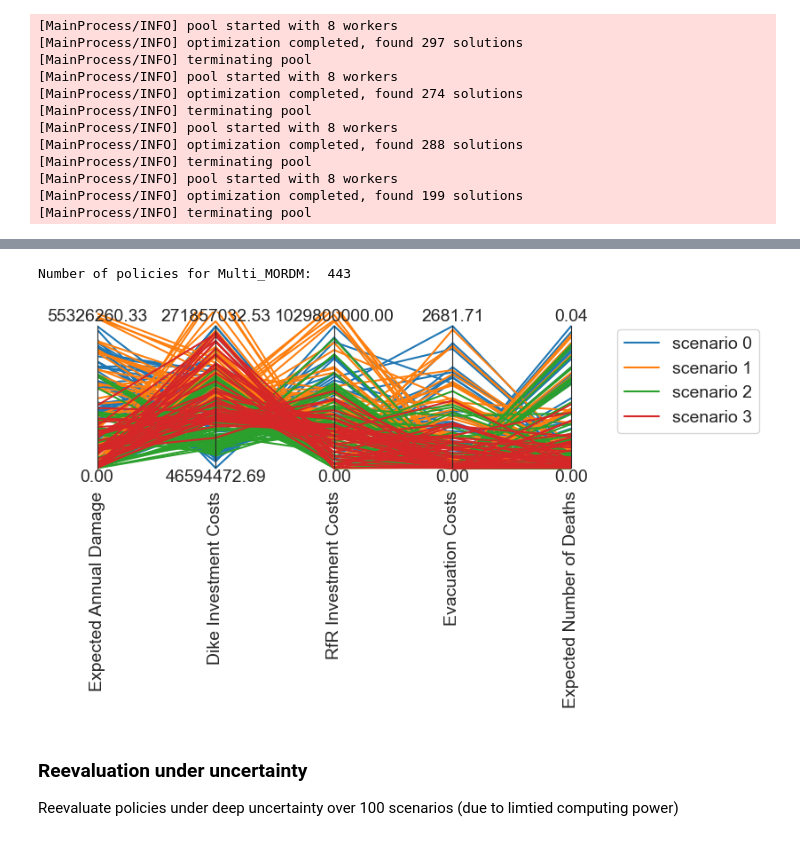
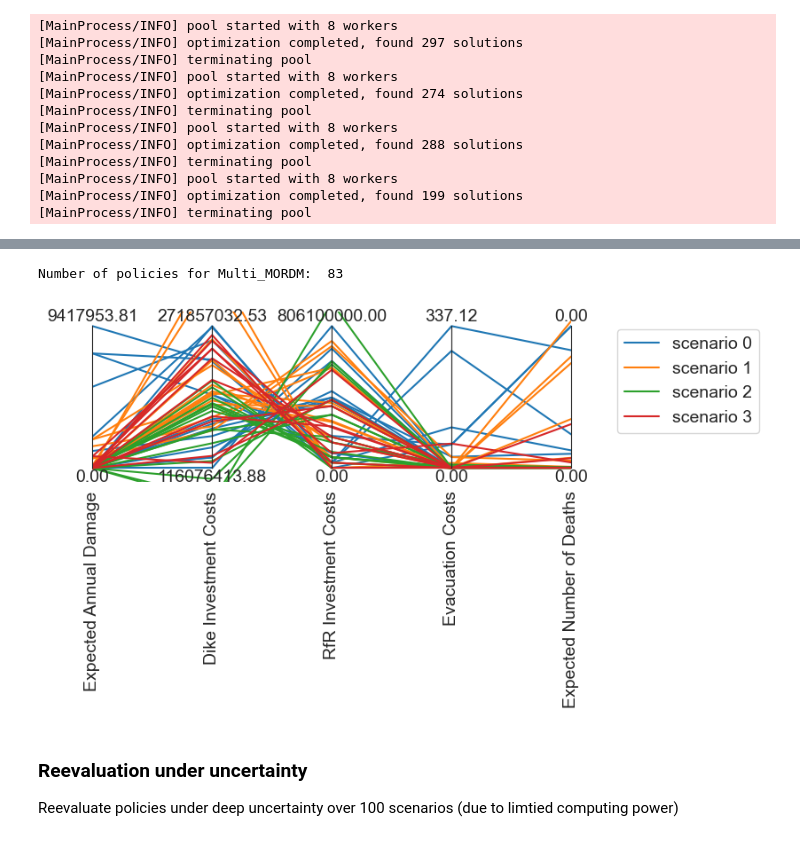
Before and after one commit to Tobiass48/epa141A_open, a Jupyter notebook: final assignment/IJssel_River_MORDM_Analysis.ipynb, the cells around one changed output, grey strips where cells are left out. Saved outputs shown, nothing was run; the diff lists cells and outputs as text; code cells hidden in the pictures.

```diff
--- a/final assignment/IJssel_River_MORDM_Analysis.ipynb
+++ b/final assignment/IJssel_River_MORDM_Analysis.ipynb
@@ -1230,12 +1230,16 @@ for i, (archive, convergence) in enumerate(results):
 [MainProcess/INFO] optimization completed, found 199 solutions
 [MainProcess/INFO] terminating pool
 # %%
+# Load your selected scenarios (from saved CSV if needed)
+selected_scenarios_df = pd.read_csv("selected_scenarios.csv")
+
+
 # Optional: Extract and filter policies based on performance
 policies = []
-for i in range(len(selected_scenario_objects)):
+for i in range(len(selected_scenarios_df)):
     archive = pd.read_csv(f'./results/MS-MORDM_0.25_10000_archive_scen{i}.csv', index_col=0)
 
-    # Subset of policies with better-than-median outcomes
+    # Subset of policies with better-than-median outcomes (changed this to quantile but up to u)
     sub = archive[
         (archive['Expected Number of Deaths'] < archive['Expected Number of Deaths'].quantile(0.10)) &
         (archive['Expected Annual Damage'] < archive['Expected Annual Damage'].quantile(0.10))
@@ -1254,38 +1274,38 @@ policies
 # %%
 print("Number of policies for Multi_MORDM: ",len(policies))
 # %% [output]
-Number of policies for Multi_MORDM:  443
+Number of policies for Multi_MORDM:  83
 # %%
 colors = iter(sns.color_palette())
 
 result = pd.read_csv('./results/MS-MORDM_0.25_10000_archive_scen'+str(0)+'.csv', header=[0], index_col=[0])
-result_subspace = result.loc[result['Expected Number of Deaths'] < result['Expected Number of Deaths'].median()]
+result_subspace = result.loc[result['Expected Number of Deaths'] < result['Expected Number of Deaths'].quantile(0.10)]
 result_subspace = result_subspace.loc[result_subspace['Expected Annual Damage'] < result_subspace['Expected Annual Damage'].median()]
 #result_subspace = result_subspace.loc[result_subspace['Dike Investment Costs'] < result_subspace['Dike Investment Costs'].median()]
 #result_subspace = result_subspace.loc[result_subspace['RfR Investment Costs'] < result_subspace['RfR Investment Costs'].median()]
 data = result_subspace.iloc[:, -5::]
 limits = parcoords.get_limits(data)
 paraxes = parcoords.ParallelAxes(limits)
 
 # Load your selected scenarios (from saved CSV if needed)
 selected_scenarios_df = pd.read_csv("selected_scenarios.csv")
 selected_scenario_objects = []
 
 for i in range(len(selected_scenarios_df)):
     color = next(colors)
     result = pd.read_csv('./results/MS-MORDM_0.25_10000_archive_scen'+str(i)+'.csv', header=[0], index_col=[0])
-    result_subspace = result.loc[result['Expected Number of Deaths'] < result['Expected Number of Deaths'].median()]
+    result_subspace = result.loc[result['Expected Number of Deaths'] < result['Expected Number of Deaths'].quantile(0.10)]
     result_subspace = result_subspace.loc[result_subspace['Expected Annual Damage'] < result_subspace['Expected Annual Damage'].median()]
     #result_subspace = result_subspace.loc[result_subspace['Dike Investment Costs'] < result_subspace['Dike Investment Costs'].median()]
     #result_subspace = result_subspace.loc[result_subspace['RfR Investment Costs'] < result_subspace['RfR Investment Costs'].median()]
     data = result_subspace.iloc[:, -5::]
     paraxes.plot(data, label=f'scenario {i}', color=color)
 
 paraxes.legend()
 #plt.savefig('./Multi-scenario_MORDM/plots/MS-MORDM_0.25_10000_parcoord_subDeathsDamage.png', dpi=300, bbox_inches='tight')
 plt.show()
 # %% [output]
-[figure, old version]
+[figure, new version]
 # %% [markdown]
 ### Reevaluation under uncertainty
 Reevaluate policies under deep uncertainty over 100 scenarios (due to limtied computing power)
```
Also changed, not shown: parts of 1 cell of this notebook.
